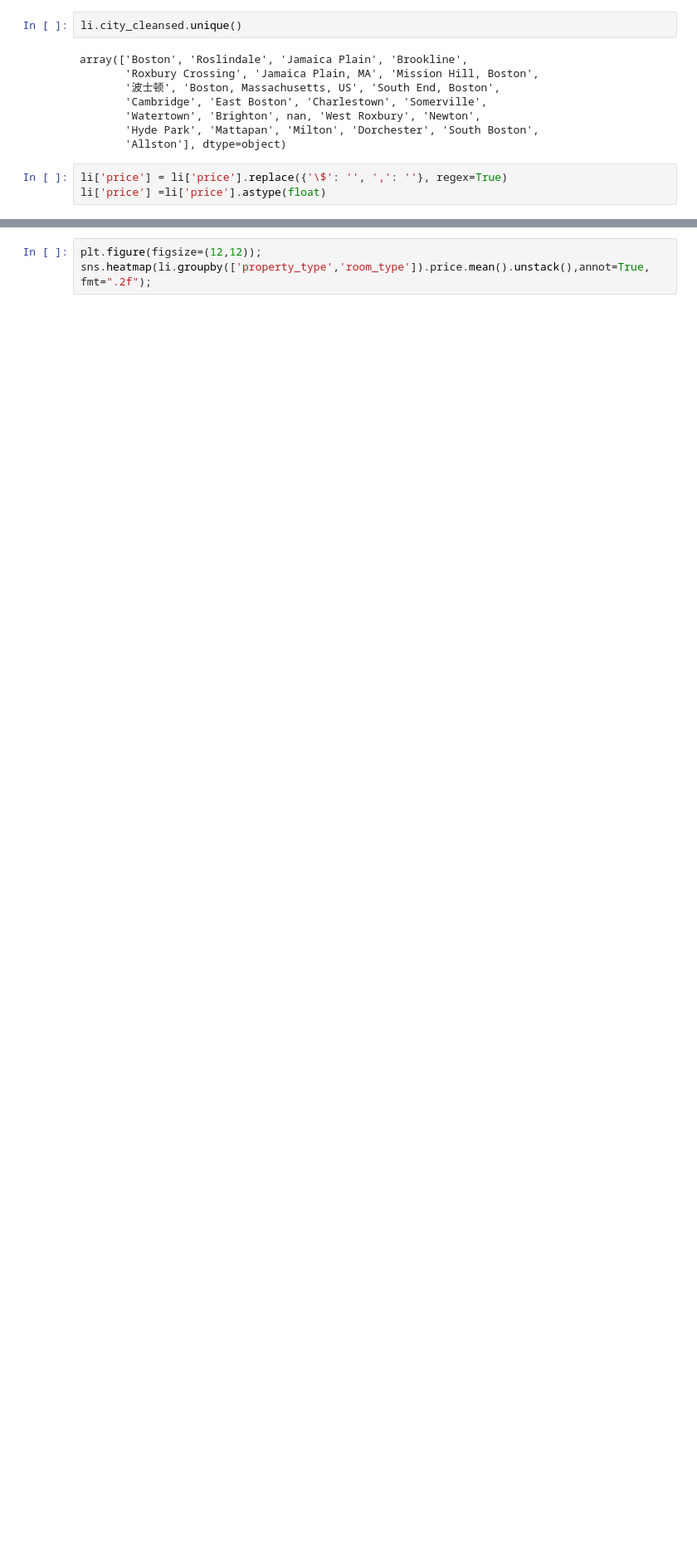
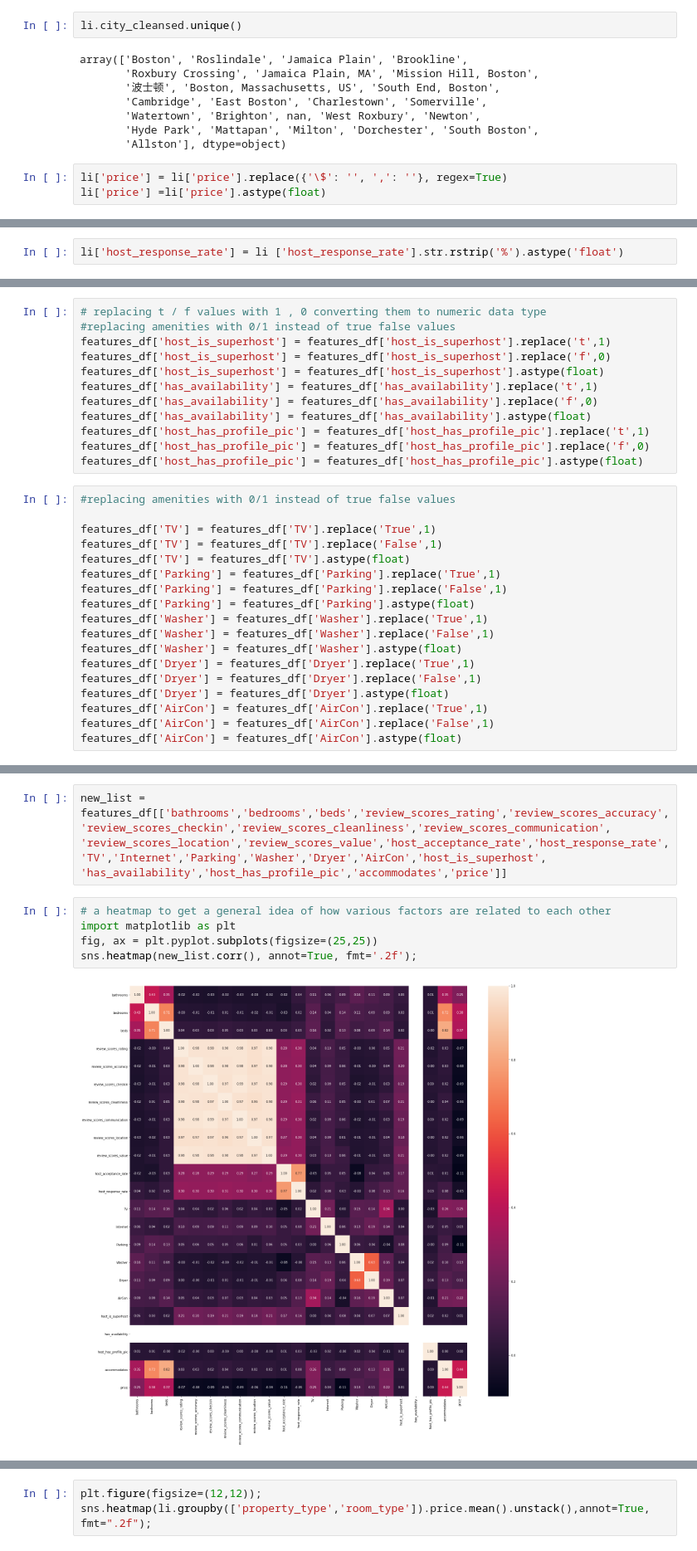
Before and after one commit to yashmanuraj2/udacity-DS, a Jupyter notebook: DSproject.ipynb, the cells around one changed output, grey strips where cells are left out. Shown at 83% size. Saved outputs shown, nothing was run; the diff lists cells and outputs as text; blank space fills up the shorter version.

```diff
--- a/DSproject.ipynb
+++ b/DSproject.ipynb
@@ -193,0 +147,2 @@ Name: room_type, dtype: int64
+# %%
+li['host_response_rate'] = li ['host_response_rate'].str.rstrip('%').astype('float')
@@ -193,0 +207,30 @@ Name: room_type, dtype: int64
+# %%
+# replacing t / f values with 1 , 0 converting them to numeric data type
+#replacing amenities with 0/1 instead of true false values
+features_df['host_is_superhost'] = features_df['host_is_superhost'].replace('t',1)
+features_df['host_is_superhost'] = features_df['host_is_superhost'].replace('f',0)
+features_df['host_is_superhost'] = features_df['host_is_superhost'].astype(float)
+features_df['has_availability'] = features_df['has_availability'].replace('t',1)
+features_df['has_availability'] = features_df['has_availability'].replace('f',0)
+features_df['has_availability'] = features_df['has_availability'].astype(float)
+features_df['host_has_profile_pic'] = features_df['host_has_profile_pic'].replace('t',1)
+features_df['host_has_profile_pic'] = features_df['host_has_profile_pic'].replace('f',0)
+features_df['host_has_profile_pic'] = features_df['host_has_profile_pic'].astype(float)
+# %%
+#replacing amenities with 0/1 instead of true false values
+
+features_df['TV'] = features_df['TV'].replace('True',1)
+features_df['TV'] = features_df['TV'].replace('False',1)
+features_df['TV'] = features_df['TV'].astype(float)
+features_df['Parking'] = features_df['Parking'].replace('True',1)
+features_df['Parking'] = features_df['Parking'].replace('False',1)
+features_df['Parking'] = features_df['Parking'].astype(float)
+features_df['Washer'] = features_df['Washer'].replace('True',1)
+features_df['Washer'] = features_df['Washer'].replace('False',1)
+features_df['Washer'] = features_df['Washer'].astype(float)
+features_df['Dryer'] = features_df['Dryer'].replace('True',1)
+features_df['Dryer'] = features_df['Dryer'].replace('False',1)
+features_df['Dryer'] = features_df['Dryer'].astype(float)
+features_df['AirCon'] = features_df['AirCon'].replace('True',1)
+features_df['AirCon'] = features_df['AirCon'].replace('False',1)
+features_df['AirCon'] = features_df['AirCon'].astype(float)
@@ -193,0 +240,11 @@ Name: room_type, dtype: int64
+# %%
+new_list = features_df[['bathrooms','bedrooms','beds','review_scores_rating','review_scores_accuracy','review_scores_checkin','review_scores_cleanliness','review_scores_communication',
+'review_scores_location','review_scores_value','host_acceptance_rate','host_response_rate','TV','Internet','Parking','Washer','Dryer','AirCon','host_is_superhost',
+'has_availability','host_has_profile_pic','accommodates','price']]
+# %%
+# a heatmap to get a general idea of how various factors are related to each other
+import matplotlib as plt
+fig, ax = plt.pyplot.subplots(figsize=(25,25))
+sns.heatmap(new_list.corr(), annot=True, fmt='.2f');
+# %% [output]
+[figure, added]
```
Also changed, not shown: parts of 76 cells of this notebook.
